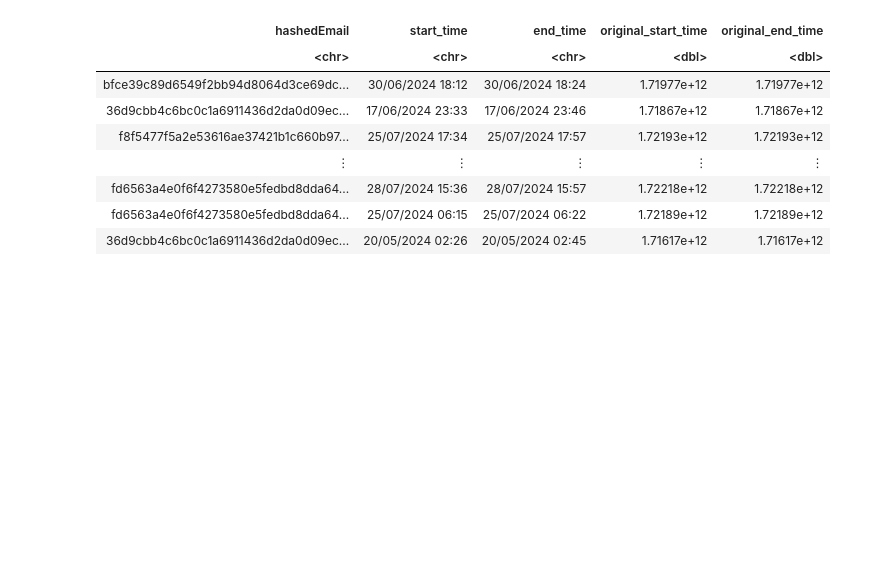
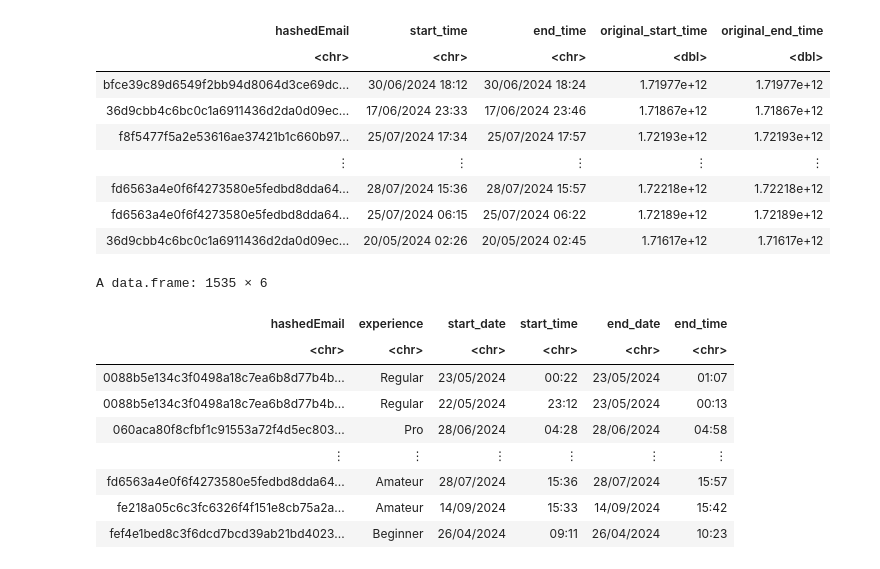
Before and after one commit to mulch-eater-prime/DSCI-Group-17-Project, a Jupyter notebook: Work.ipynb, the cells around one changed output. Cells and saved outputs as stored; diff of their text form; code cells hidden in the pictures; blank space fills up the shorter version.

```diff
--- a/Work.ipynb
+++ b/Work.ipynb
@@ -66,3 +66,22 @@ A spec_tbl_df: 1535 × 5
 | fd6563a4e0f6f4273580e5fedbd8dda64... | 28/07/2024 15:36 | 28/07/2024 15:57 | 1.72218e+12 | 1.72218e+12 |
 | fd6563a4e0f6f4273580e5fedbd8dda64... | 25/07/2024 06:15 | 25/07/2024 06:22 | 1.72189e+12 | 1.72189e+12 |
 | 36d9cbb4c6bc0c1a6911436d2da0d09ec... | 20/05/2024 02:26 | 20/05/2024 02:45 | 1.71617e+12 | 1.71617e+12 |
+# %%
+mashup <- players |>
+    select(hashedEmail, experience) |>
+    merge(sessions, by = "hashedEmail") |>
+    select(hashedEmail:end_time) |>
+    separate(col = start_time, into = c("start_date", "start_time"), sep = " ") |>
+    separate(col = end_time, into = c("end_date", "end_time"), sep = " ")
+mashup
+# %% [output]
+A data.frame: 1535 × 6
+| hashedEmail | experience | start_date | start_time | end_date | end_time |
+| <chr> | <chr> | <chr> | <chr> | <chr> | <chr> |
+| 0088b5e134c3f0498a18c7ea6b8d77b4b... | Regular | 23/05/2024 | 00:22 | 23/05/2024 | 01:07 |
+| 0088b5e134c3f0498a18c7ea6b8d77b4b... | Regular | 22/05/2024 | 23:12 | 23/05/2024 | 00:13 |
+| 060aca80f8cfbf1c91553a72f4d5ec803... | Pro | 28/06/2024 | 04:28 | 28/06/2024 | 04:58 |
+| ⋮ | ⋮ | ⋮ | ⋮ | ⋮ | ⋮ |
+| fd6563a4e0f6f4273580e5fedbd8dda64... | Amateur | 28/07/2024 | 15:36 | 28/07/2024 | 15:57 |
+| fe218a05c6c3fc6326f4f151e8cb75a2a... | Amateur | 14/09/2024 | 15:33 | 14/09/2024 | 15:42 |
+| fef4e1bed8c3f6dcd7bcd39ab21bd4023... | Beginner | 26/04/2024 | 09:11 | 26/04/2024 | 10:23 |
```
Also changed, not shown: parts of 1 cell of this notebook, 1 other file.
